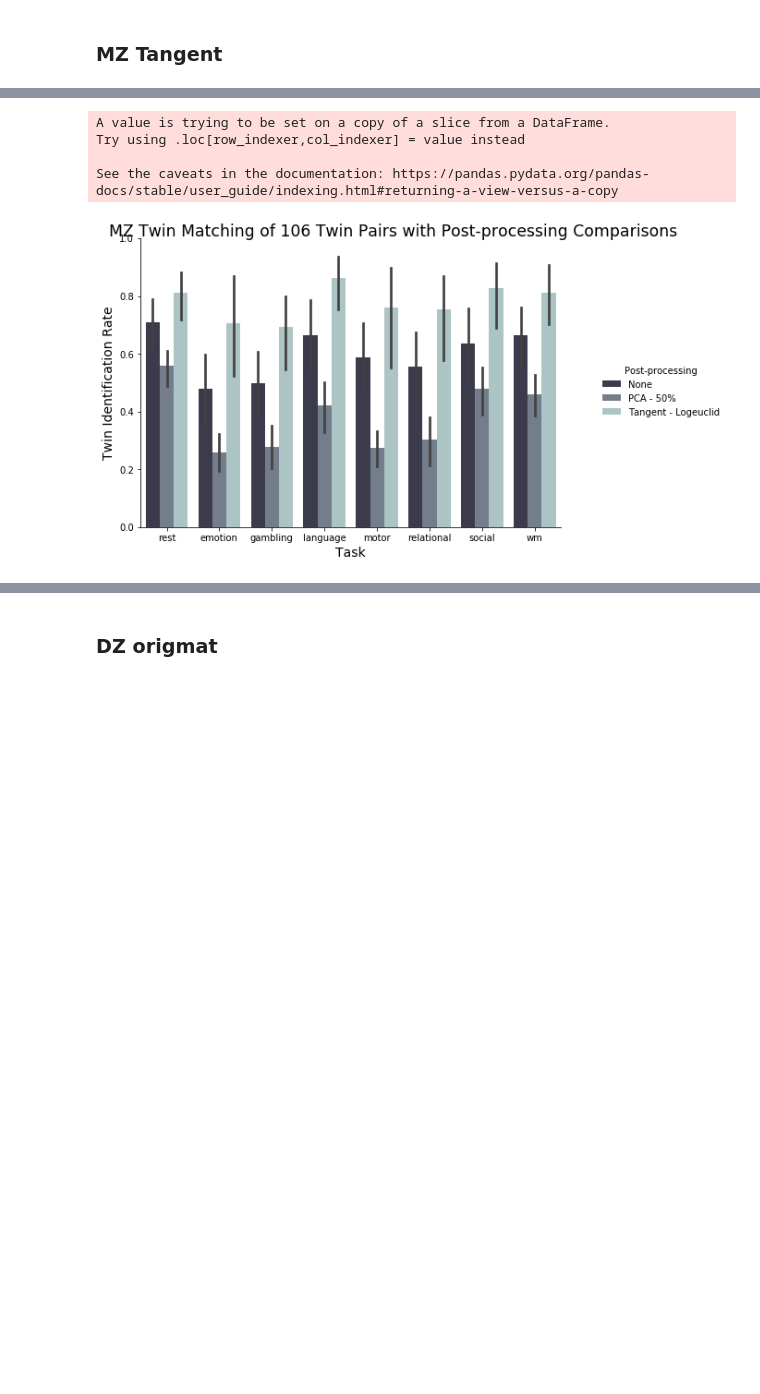
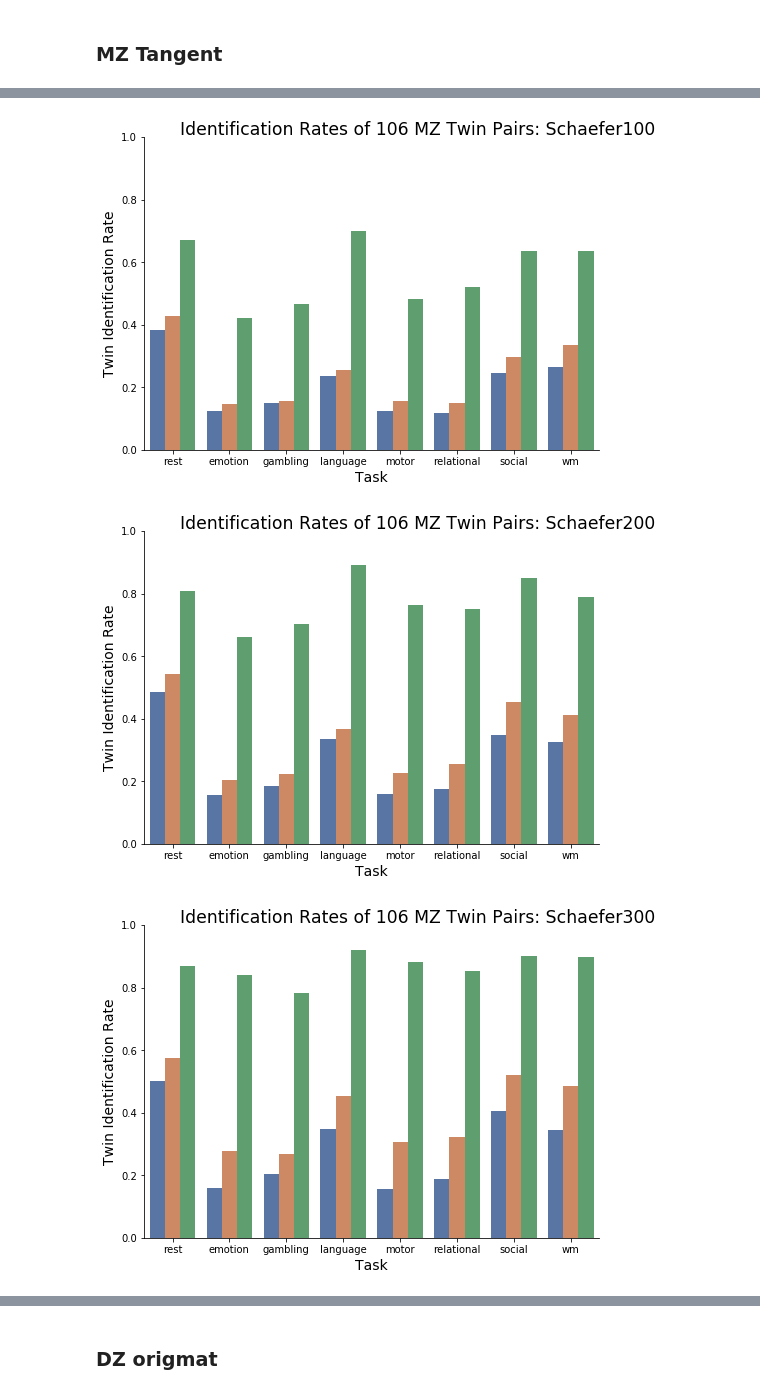
Before and after one commit to mwang29/fmri_learning, a Jupyter notebook: results/Data Visualizations.ipynb, the cells around one changed output, grey strips where cells are left out. Cells and saved outputs as stored; diff of their text form; code cells hidden in the pictures; blank space fills up the shorter version.

```diff
--- a/results/Data Visualizations.ipynb
+++ b/results/Data Visualizations.ipynb
@@ -545,16 +578,12 @@ plt.show()
 # %%
-df['Post-processing'] = 'None'
-df2 = pd.read_csv('twins/MZ_twin_parcellations_pca.csv', names=["First", "Twin Identification Rate"])
-df2['Parcellation'], df2['Task'] = df2['First'].str.split(':', 1).str
-df2.drop(['First'], axis=1, inplace=True)
-df2.round(3)
-df2 = df2[['Task', 'Parcellation', 'Twin Identification Rate']]
-df2['Post-processing'] = 'PCA - 50%'
-df3 = pd.concat([df, df2])
-ref_plot = sns.catplot(x="Task", y="Twin Identification Rate", hue="Post-processing", data=df3,
-                height=6, kind="bar", palette="muted").set(ylim=(0, 1))
-ref_plot.fig.suptitle('MZ Twin Matching of 106 Twin Pairs Reconstructed with 50% PCs', y=1.02, fontsize='xx-large')
+df_logeuclid = df[df['Tangent Reference']=='logeuclid']
+df_logeuclid['Post-processing'] = 'Tangent - Logeuclid'
+df_logeuclid = df_logeuclid.drop(['Tangent Reference'], axis=1)
+df4 = pd.concat([df3, df_logeuclid])
+ref_plot = sns.catplot(x="Task", y="Twin Identification Rate", hue="Post-processing", data=df4,
+                height=6, kind="bar", palette="bone").set(ylim=(0, 1))
+ref_plot.fig.suptitle('Identification Rates of 106 MZ Twin Pairs with Post-processing', y=1.02, fontsize='xx-large')
 ref_plot.fig.set_size_inches(10,5)
-plt.savefig('twins/MZ_twin_pairs_pca_none.eps', bbox_inches='tight', transparent=True)
+plt.savefig('twins/MZ_twin_pairs_comparison.eps', bbox_inches='tight', transparent=True)
 plt.show()
 # %% [output]
@@ -562,17 +595,17 @@ plt.show()
 # %%
-df_logeuclid = df[df['Reference']=='logeuclid']
-df_logeuclid['Post-processing'] = 'Tangent - Logeuclid'
-df_logeuclid = df_logeuclid.drop(['Reference'], axis=1)
-df4 = pd.concat([df3, df_logeuclid])
-ref_plot = sns.catplot(x="Task", y="Twin Identification Rate", hue="Post-processing", data=df4,
-                height=6, kind="bar", palette="bone").set(ylim=(0, 1))
-ref_plot.fig.suptitle('MZ Twin Matching of 106 Twin Pairs with Post-processing Comparisons', y=1.02, fontsize='xx-large')
-ref_plot.fig.set_size_inches(10,5)
-plt.savefig('twins/MZ_twin_pairs_comparison.eps', bbox_inches='tight', transparent=True)
-plt.show()
+df100 = df4[df4['Parcellation'] == '100']
+df200 = df4[df4['Parcellation'] == '200']
+df300 = df4[df4['Parcellation'] == '300']
+df400 = df4[df4['Parcellation'] == '400']
+for parc in ['100', '200', '300', '400']:
+    ref_plot = sns.catplot(x="Task", y="Twin Identification Rate", hue="Post-processing", data=df4[df4['Parcellation'] == f'{parc}'],
+                    height=6, kind="bar", palette="deep").set(ylim=(0, 1))
+    ref_plot._legend.remove()
+    ref_plot.fig.suptitle(f'Identification Rates of 106 MZ Twin Pairs: Schaefer{parc}', y=1.02, fontsize='xx-large', ha='center')
+    ref_plot.fig.set_size_inches(10,5)
+    plt.savefig(f'twins/MZ_twin_pairs_comparison_{parc}.eps', bbox_inches='tight', transparent=True)
+    plt.show()
 # %% [output]
-A value is trying to be set on a copy of a slice from a DataFrame.
-Try using .loc[row_indexer,col_indexer] = value instead
-
-See the caveats in the documentation: https://pandas.pydata.org/pandas-docs/stable/user_guide/indexing.html#returning-a-view-versus-a-copy
-[figure, old version]
+[figure, new version]
+[figure, added]
+[figure, added]
```
Also changed, not shown: parts of 32 cells of this notebook, 45 other files.
